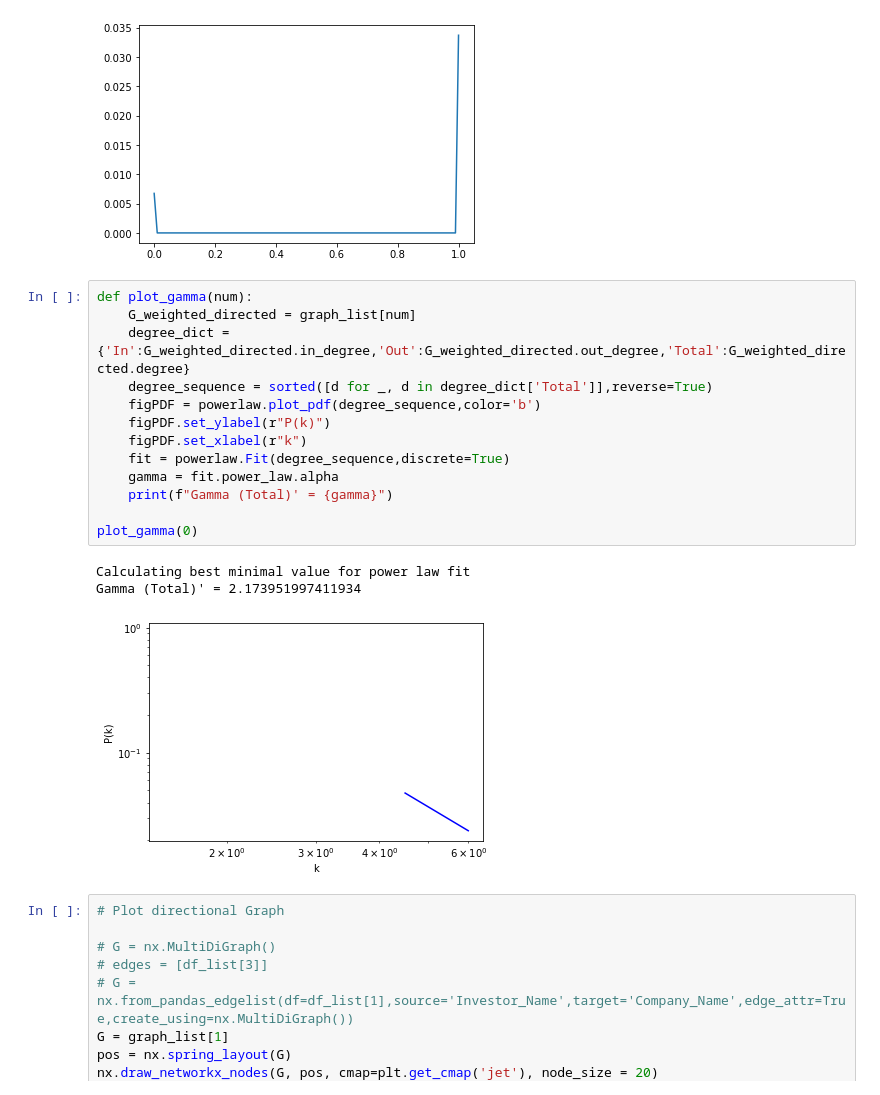
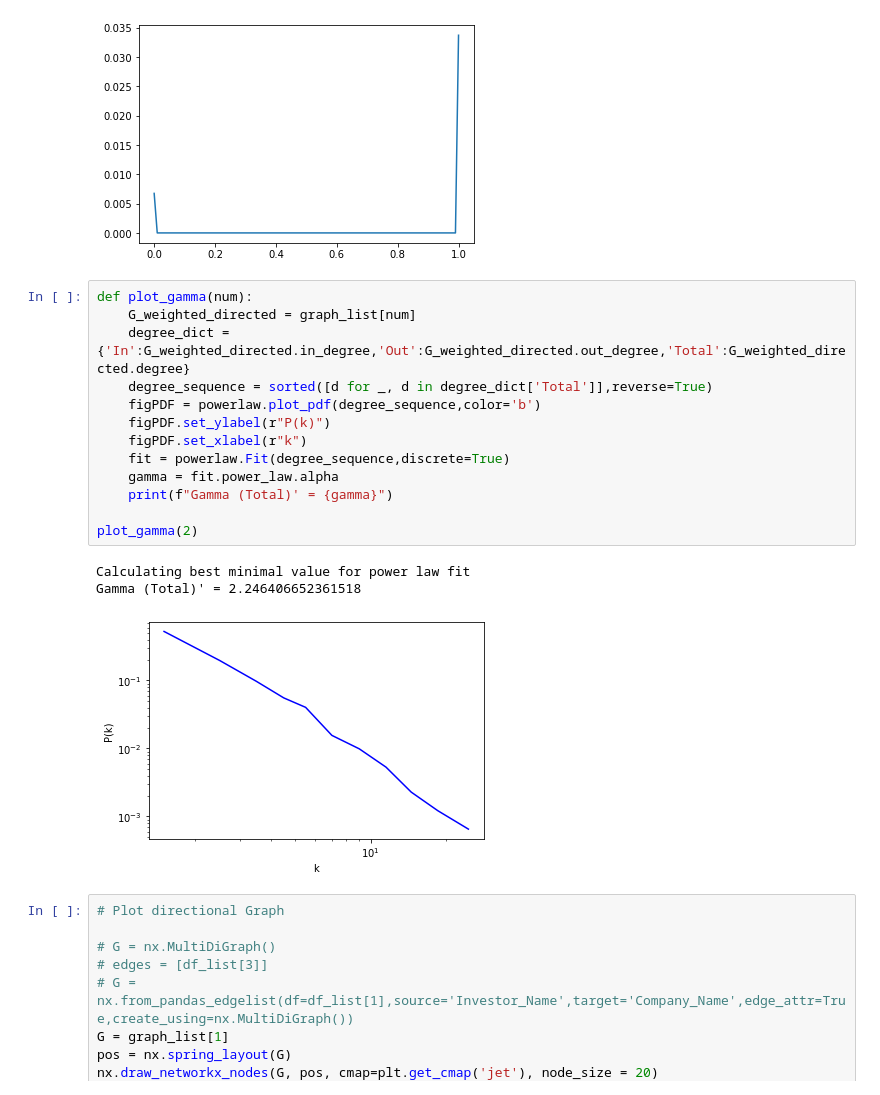
Before and after one commit to omeryefet/Complex_Networks, a Jupyter notebook: Project2022.ipynb, the cells around one changed output. Cells and saved outputs as stored; diff of their text form.

```diff
--- a/Project2022.ipynb
+++ b/Project2022.ipynb
@@ -209,20 +209,20 @@ plt.plot(a,b)
 # %%
 def plot_gamma(num):
     G_weighted_directed = graph_list[num]
     degree_dict = {'In':G_weighted_directed.in_degree,'Out':G_weighted_directed.out_degree,'Total':G_weighted_directed.degree}
     degree_sequence = sorted([d for _, d in degree_dict['Total']],reverse=True)
     figPDF = powerlaw.plot_pdf(degree_sequence,color='b')
     figPDF.set_ylabel(r"P(k)")
     figPDF.set_xlabel(r"k")
     fit = powerlaw.Fit(degree_sequence,discrete=True)
     gamma = fit.power_law.alpha
     print(f"Gamma (Total)' = {gamma}")
 
-plot_gamma(0)
+plot_gamma(2)
 # %% [output]
 Calculating best minimal value for power law fit
-Gamma (Total)' = 2.173951997411934
+Gamma (Total)' = 2.246406652361518
-[figure, old version]
+[figure, new version]
 # %%
 # Plot directional Graph
 
```
Also changed, not shown: parts of 15 cells of this notebook, 1 other file.
